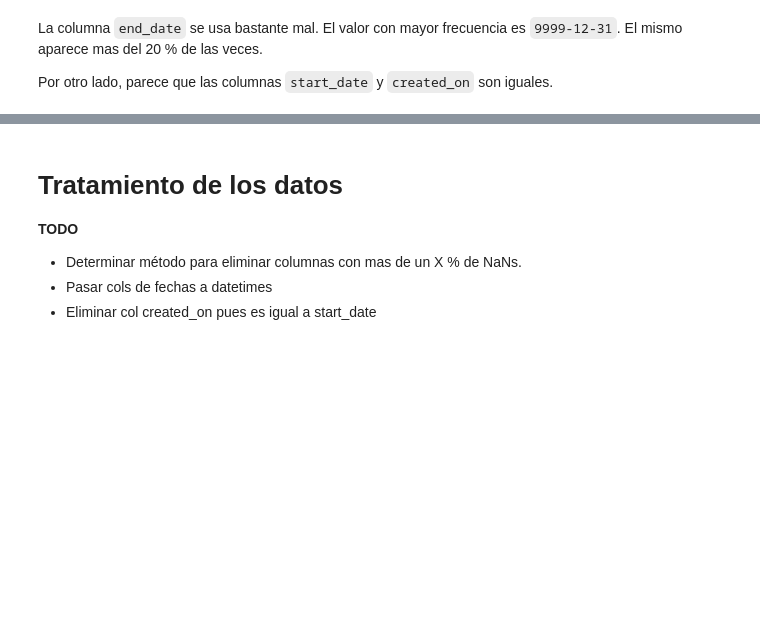
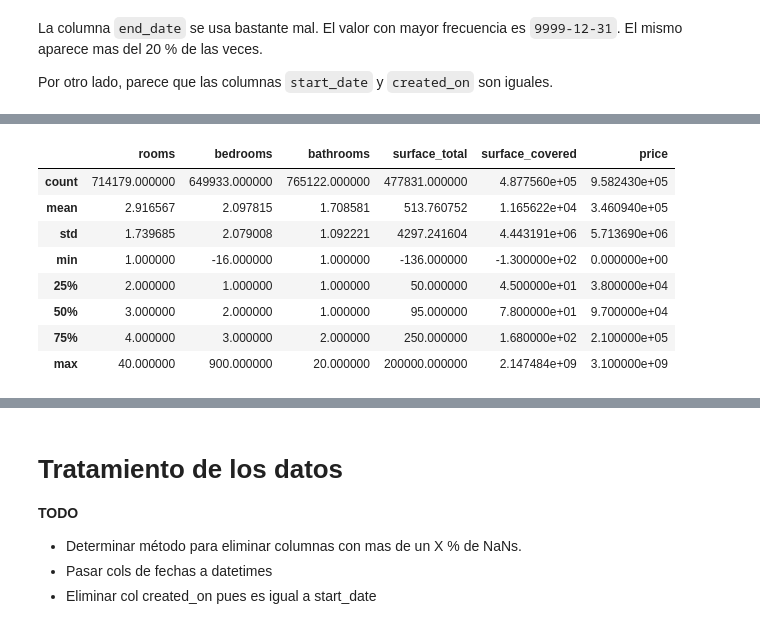
Before and after one commit to tomasdelvechio/precio-propiedades-md-2022, a Jupyter notebook: prediccion-precios-2022-md.ipynb, the cells around one changed output, grey strips where cells are left out. Cells and saved outputs as stored; diff of their text form; code cells hidden in the pictures; blank space fills up the shorter version.

```diff
--- a/prediccion-precios-2022-md.ipynb
+++ b/prediccion-precios-2022-md.ipynb
@@ -378,0 +392,12 @@ assert (df_entrenamiento_inicial.start_date ==
+# %%
+df_entrenamiento_inicial[columnas_publicacion].describe()
+# %% [output]
+|  | rooms | bedrooms | bathrooms | surface_total | surface_covered | price |
+| count | 714179.000000 | 649933.000000 | 765122.000000 | 477831.000000 | 4.877560e+05 | 9.582430e+05 |
+| mean | 2.916567 | 2.097815 | 1.708581 | 513.760752 | 1.165622e+04 | 3.460940e+05 |
+| std | 1.739685 | 2.079008 | 1.092221 | 4297.241604 | 4.443191e+06 | 5.713690e+06 |
+| min | 1.000000 | -16.000000 | 1.000000 | -136.000000 | -1.300000e+02 | 0.000000e+00 |
+| 25% | 2.000000 | 1.000000 | 1.000000 | 50.000000 | 4.500000e+01 | 3.800000e+04 |
+| 50% | 3.000000 | 2.000000 | 1.000000 | 95.000000 | 7.800000e+01 | 9.700000e+04 |
+| 75% | 4.000000 | 3.000000 | 2.000000 | 250.000000 | 1.680000e+02 | 2.100000e+05 |
+| max | 40.000000 | 900.000000 | 20.000000 | 200000.000000 | 2.147484e+09 | 3.100000e+09 |
```
Also changed, not shown: parts of 9 cells of this notebook.
